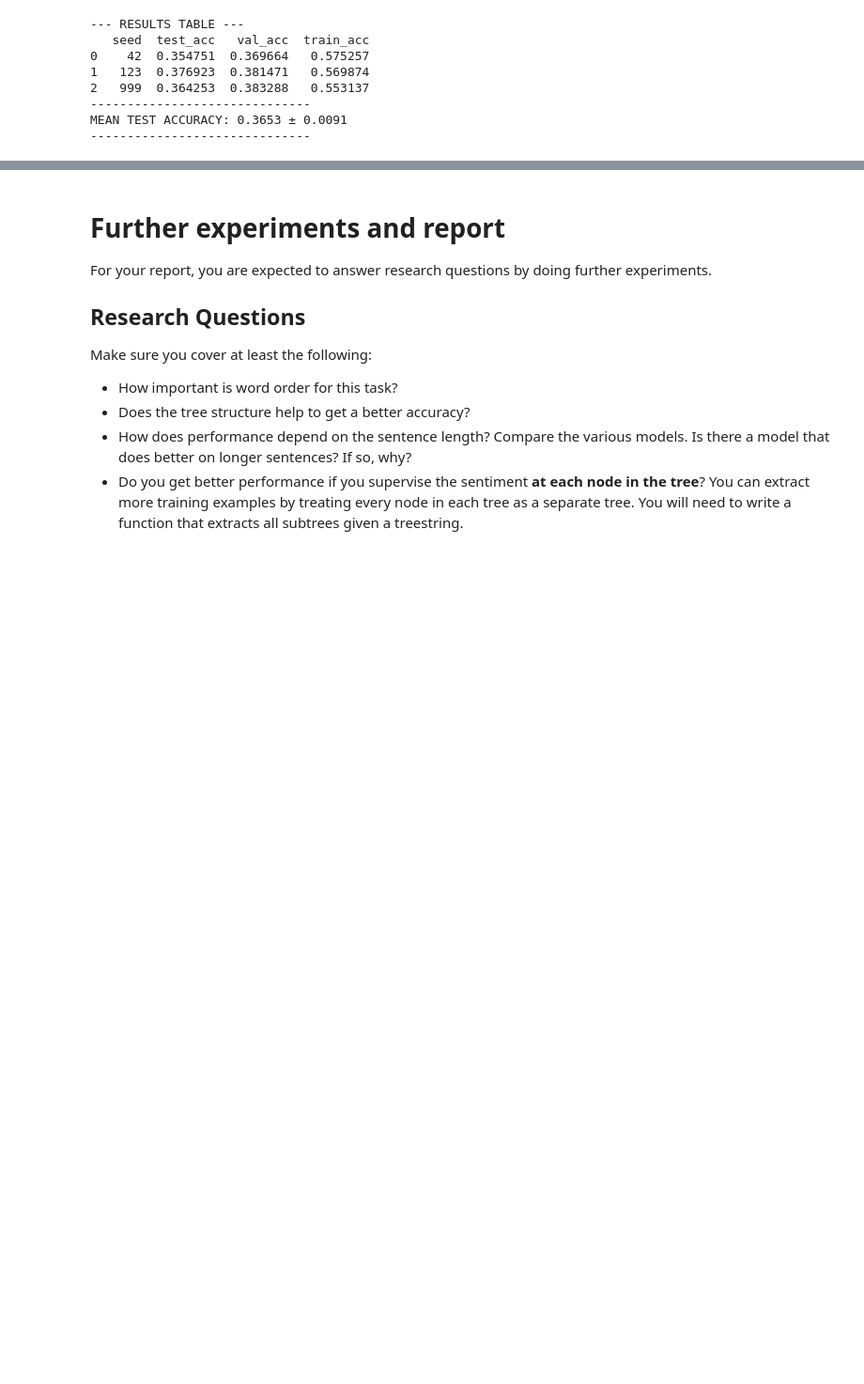
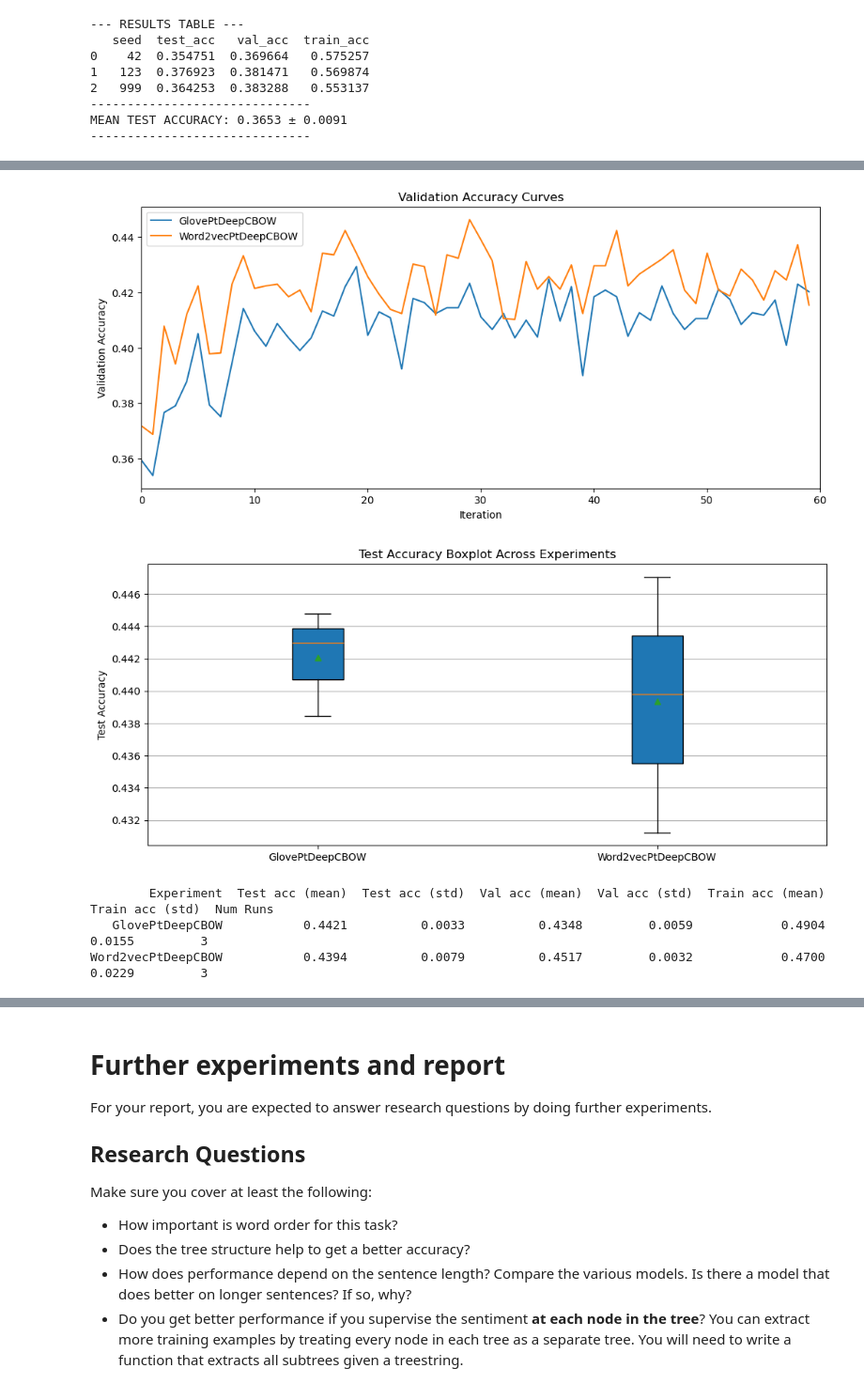
Before and after one commit to NiccoloCase/uva-nlp-1-assignments, a Jupyter notebook: assignment2/NLP1_2025_Practical_2.ipynb, the cells around one changed output, grey strips where cells are left out. Shown at 94% size. Cells and saved outputs as stored; diff of their text form; code cells hidden in the pictures; blank space fills up the shorter version.

```diff
--- a/assignment2/NLP1_2025_Practical_2.ipynb
+++ b/assignment2/NLP1_2025_Practical_2.ipynb
@@ -2795,0 +2926,11 @@ MEAN TEST ACCURACY: 0.3653 ± 0.0091
+# %%
+# comparison of the different pre-trained models for deep cbow
+plot_validation_accuracy_results_from_experiments([glove_pt_deep_cbow_experiment, word2vec_pt_deep_cbow_experiment], max_iterations=60)
+plot_test_accuracy_boxplot_from_experiments([glove_pt_deep_cbow_experiment, word2vec_pt_deep_cbow_experiment])
+print_results_table_from_experiments([glove_pt_deep_cbow_experiment, word2vec_pt_deep_cbow_experiment])
+# %% [output]
+[figure, added]
+[figure, added]
+        Experiment  Test acc (mean)  Test acc (std)  Val acc (mean)  Val acc (std)  Train acc (mean)  Train acc (std)  Num Runs
+   GlovePtDeepCBOW           0.4421          0.0033          0.4348         0.0059            0.4904           0.0155         3
+Word2vecPtDeepCBOW           0.4394          0.0079          0.4517         0.0032            0.4700           0.0229         3
```
Also changed, not shown: parts of 10 cells of this notebook, 2 other files.
